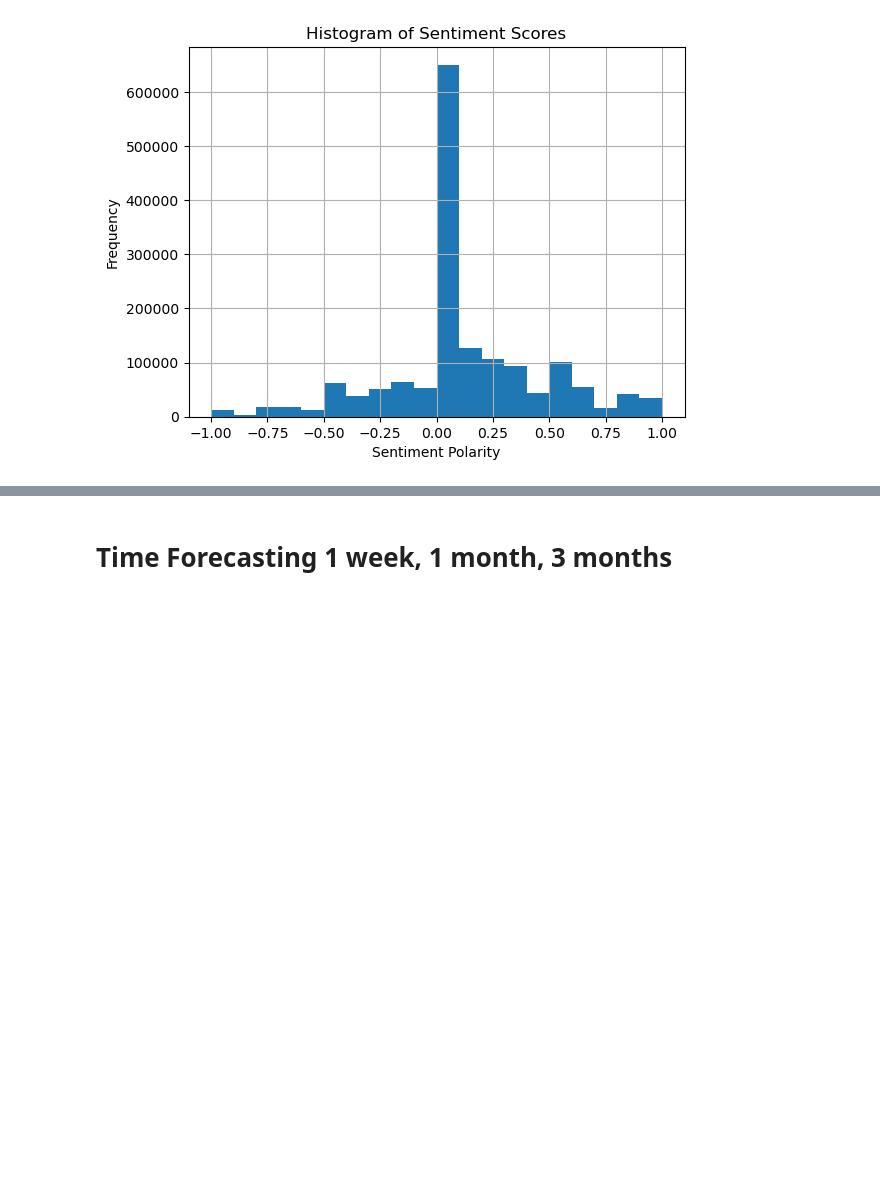
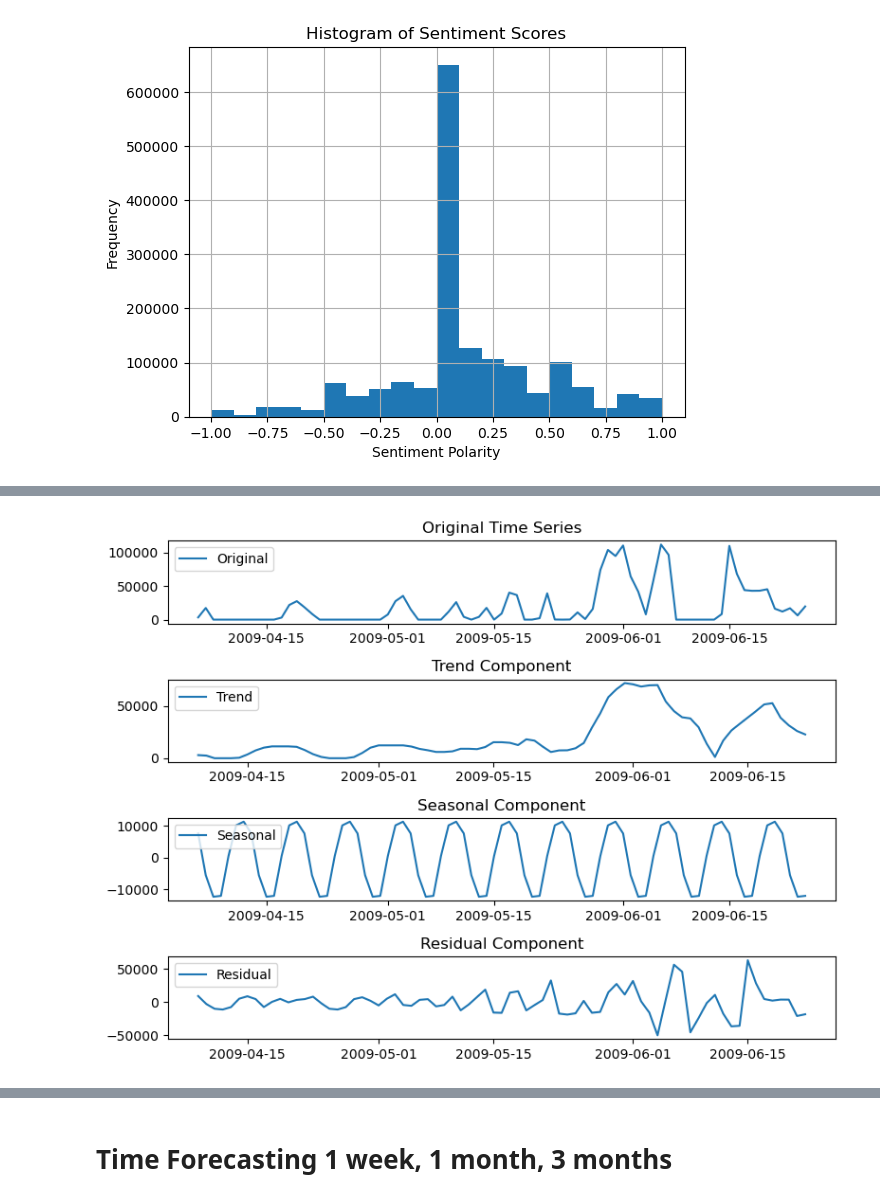
Before and after one commit to bhallimk/1_Sentiment_Analysis, a Jupyter notebook: CA2.ipynb, the cells around one changed output, grey strips where cells are left out. Drawn from its saved outputs; the diff is of its cells as text; code cells hidden in the pictures; blank space fills up the shorter version.

```diff
--- a/CA2.ipynb
+++ b/CA2.ipynb
@@ -833,0 +851,7 @@ plt.show()
+# %%
+# Assuming "date" is in datetime format, set it as the DataFrame's index
+merged_df['date'] = pd.to_datetime(merged_df['date'])
+merged_df.set_index('date', inplace=True)
+# %%
+# Resample to daily frequency
+daily_data = merged_df.resample('D').count()['label']
@@ -833,0 +878,34 @@ plt.show()
+# %%
+# Decompose the time series into trend, seasonal, and residual components
+decomposition = sm.tsa.seasonal_decompose(daily_data, model='additive')
+trend = decomposition.trend
+seasonal = decomposition.seasonal
+residual = decomposition.resid
+
+# Plot the decomposed components
+plt.figure(figsize=(8, 6))
+
+plt.subplot(411)
+plt.plot(daily_data, label='Original')
+plt.legend(loc='upper left')
+plt.title('Original Time Series')
+
+plt.subplot(412)
+plt.plot(trend, label='Trend')
+plt.legend(loc='upper left')
+plt.title('Trend Component')
+
+plt.subplot(413)
+plt.plot(seasonal, label='Seasonal')
+plt.legend(loc='upper left')
+plt.title('Seasonal Component')
+
+plt.subplot(414)
+plt.plot(residual, label='Residual')
+plt.legend(loc='upper left')
+plt.title('Residual Component')
+
+plt.tight_layout()
+plt.show()
+# %% [output]
+[figure, added]
```
Also changed, not shown: parts of 6 cells of this notebook.
